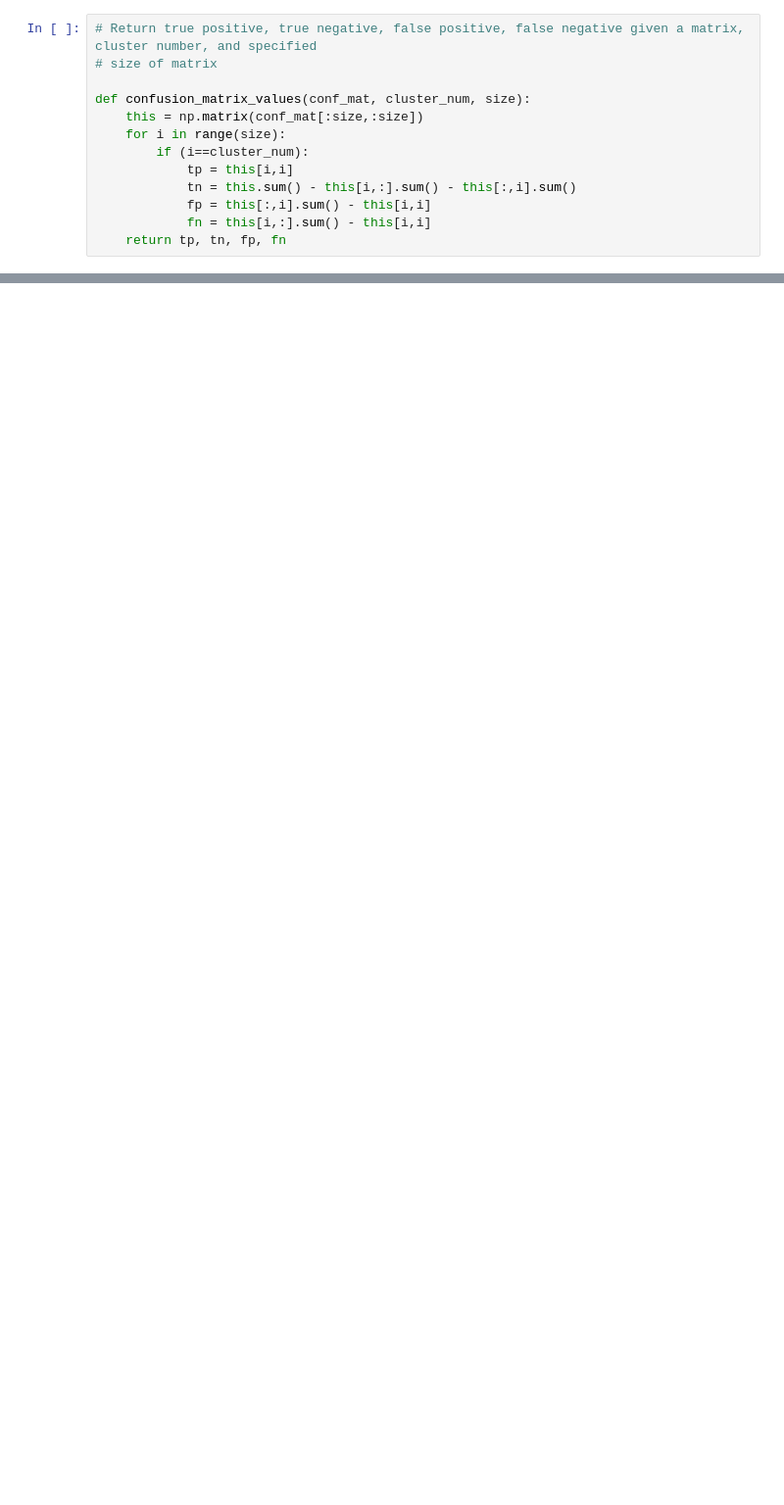
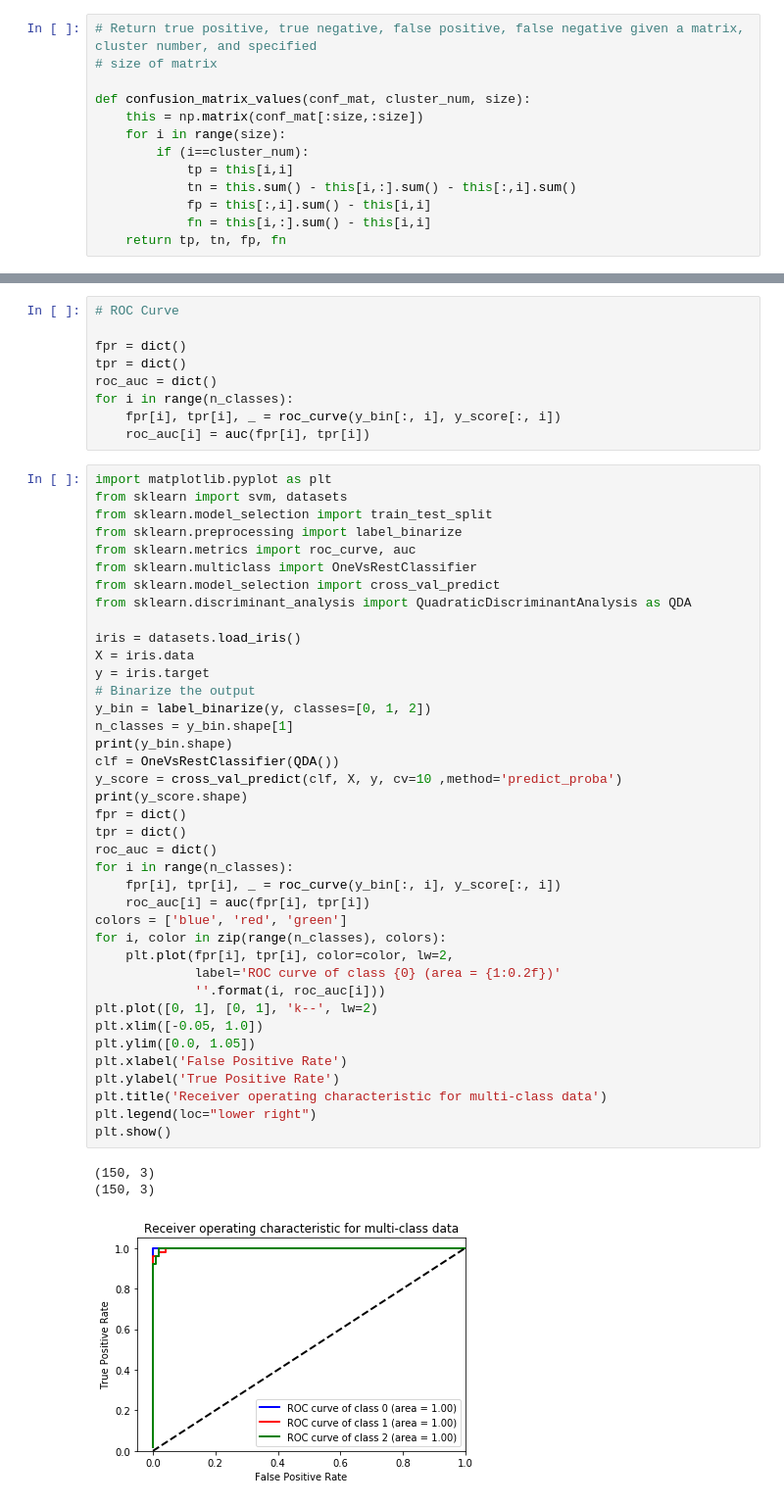
Before and after one commit to BouchardLab/ML_4_prec_prognosis, a Jupyter notebook: notebooks/sensitivity_specificity.ipynb, the cells around one changed output, grey strips where cells are left out. Shown at 98% size. Saved outputs shown, nothing was run; the diff lists cells and outputs as text; blank space fills up the shorter version.

```diff
--- a/notebooks/sensitivity_specificity.ipynb
+++ b/notebooks/sensitivity_specificity.ipynb
@@ -121,0 +148,52 @@ plt.plot(fpr, tpr)
+# %%
+# ROC Curve
+
+fpr = dict()
+tpr = dict()
+roc_auc = dict()
+for i in range(n_classes):
+    fpr[i], tpr[i], _ = roc_curve(y_bin[:, i], y_score[:, i])
+    roc_auc[i] = auc(fpr[i], tpr[i])
+# %%
+import matplotlib.pyplot as plt
+from sklearn import svm, datasets
+from sklearn.model_selection import train_test_split
+from sklearn.preprocessing import label_binarize
+from sklearn.metrics import roc_curve, auc
+from sklearn.multiclass import OneVsRestClassifier
+from sklearn.model_selection import cross_val_predict
+from sklearn.discriminant_analysis import QuadraticDiscriminantAnalysis as QDA
+
+iris = datasets.load_iris()
+X = iris.data
+y = iris.target
+# Binarize the output
+y_bin = label_binarize(y, classes=[0, 1, 2])
+n_classes = y_bin.shape[1]
+print(y_bin.shape)
+clf = OneVsRestClassifier(QDA())
+y_score = cross_val_predict(clf, X, y, cv=10 ,method='predict_proba')
+print(y_score.shape)
+fpr = dict()
+tpr = dict()
+roc_auc = dict()
+for i in range(n_classes):
+    fpr[i], tpr[i], _ = roc_curve(y_bin[:, i], y_score[:, i])
+    roc_auc[i] = auc(fpr[i], tpr[i])
+colors = ['blue', 'red', 'green']
+for i, color in zip(range(n_classes), colors):
+    plt.plot(fpr[i], tpr[i], color=color, lw=2,
+             label='ROC curve of class {0} (area = {1:0.2f})'
+             ''.format(i, roc_auc[i]))
+plt.plot([0, 1], [0, 1], 'k--', lw=2)
+plt.xlim([-0.05, 1.0])
+plt.ylim([0.0, 1.05])
+plt.xlabel('False Positive Rate')
+plt.ylabel('True Positive Rate')
+plt.title('Receiver operating characteristic for multi-class data')
+plt.legend(loc="lower right")
+plt.show()
+# %% [output]
+(150, 3)
+(150, 3)
+[figure, added]
```
Also changed, not shown: parts of 16 cells of this notebook.
